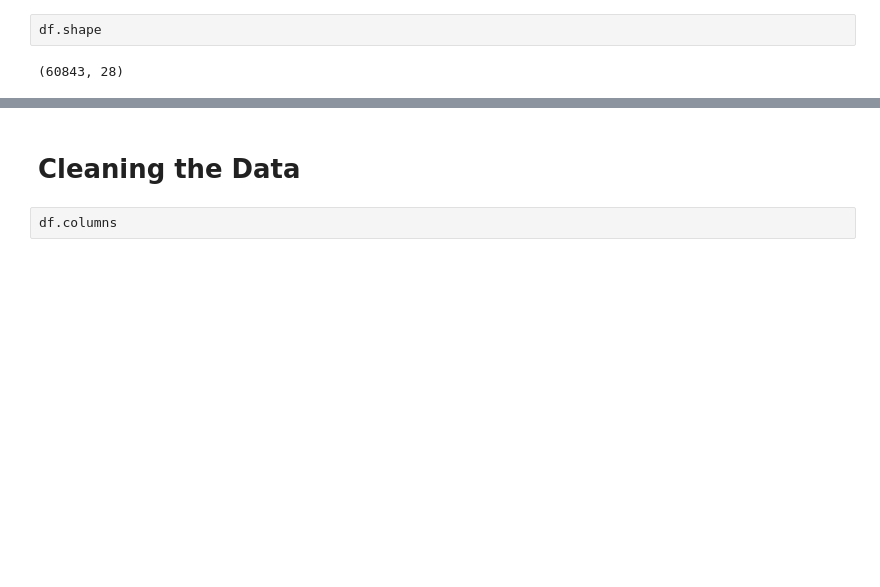
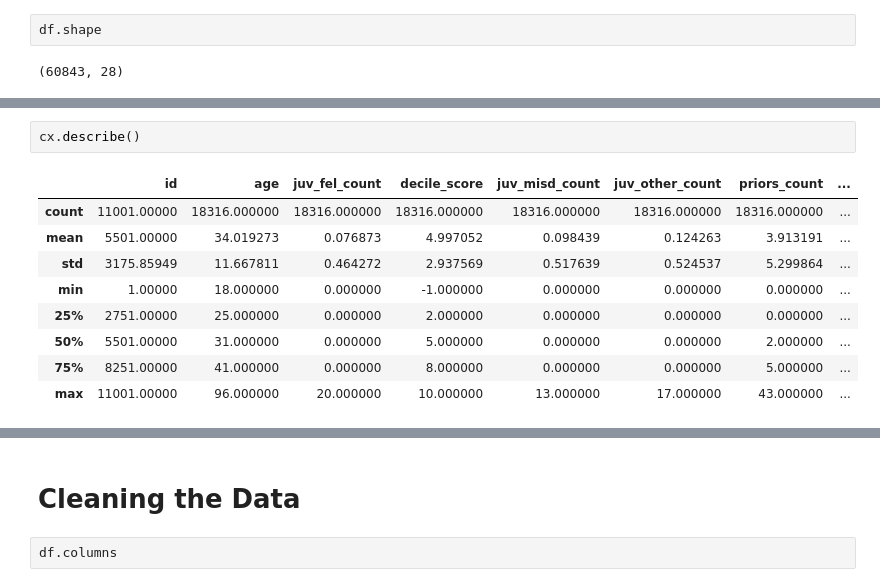
Before and after one commit to xsharonhe/compas-dataset, a Jupyter notebook: compas-dataset.ipynb, the cells around one changed output, grey strips where cells are left out. Saved outputs shown, nothing was run; the diff lists cells and outputs as text; blank space fills up the shorter version.

```diff
--- a/compas-dataset.ipynb
+++ b/compas-dataset.ipynb
@@ -122,0 +207,12 @@ df.shape
+# %%
+cx.describe()
+# %% [output]
+|  | id | age | juv_fel_count | decile_score | juv_misd_count | juv_other_count | priors_count | ... |
+| count | 11001.00000 | 18316.000000 | 18316.000000 | 18316.000000 | 18316.000000 | 18316.000000 | 18316.000000 | ... |
+| mean | 5501.00000 | 34.019273 | 0.076873 | 4.997052 | 0.098439 | 0.124263 | 3.913191 | ... |
+| std | 3175.85949 | 11.667811 | 0.464272 | 2.937569 | 0.517639 | 0.524537 | 5.299864 | ... |
+| min | 1.00000 | 18.000000 | 0.000000 | -1.000000 | 0.000000 | 0.000000 | 0.000000 | ... |
+| 25% | 2751.00000 | 25.000000 | 0.000000 | 2.000000 | 0.000000 | 0.000000 | 0.000000 | ... |
+| 50% | 5501.00000 | 31.000000 | 0.000000 | 5.000000 | 0.000000 | 0.000000 | 2.000000 | ... |
+| 75% | 8251.00000 | 41.000000 | 0.000000 | 8.000000 | 0.000000 | 0.000000 | 5.000000 | ... |
+| max | 11001.00000 | 96.000000 | 20.000000 | 10.000000 | 13.000000 | 17.000000 | 43.000000 | ... |
```
Also changed, not shown: parts of 9 cells of this notebook.
